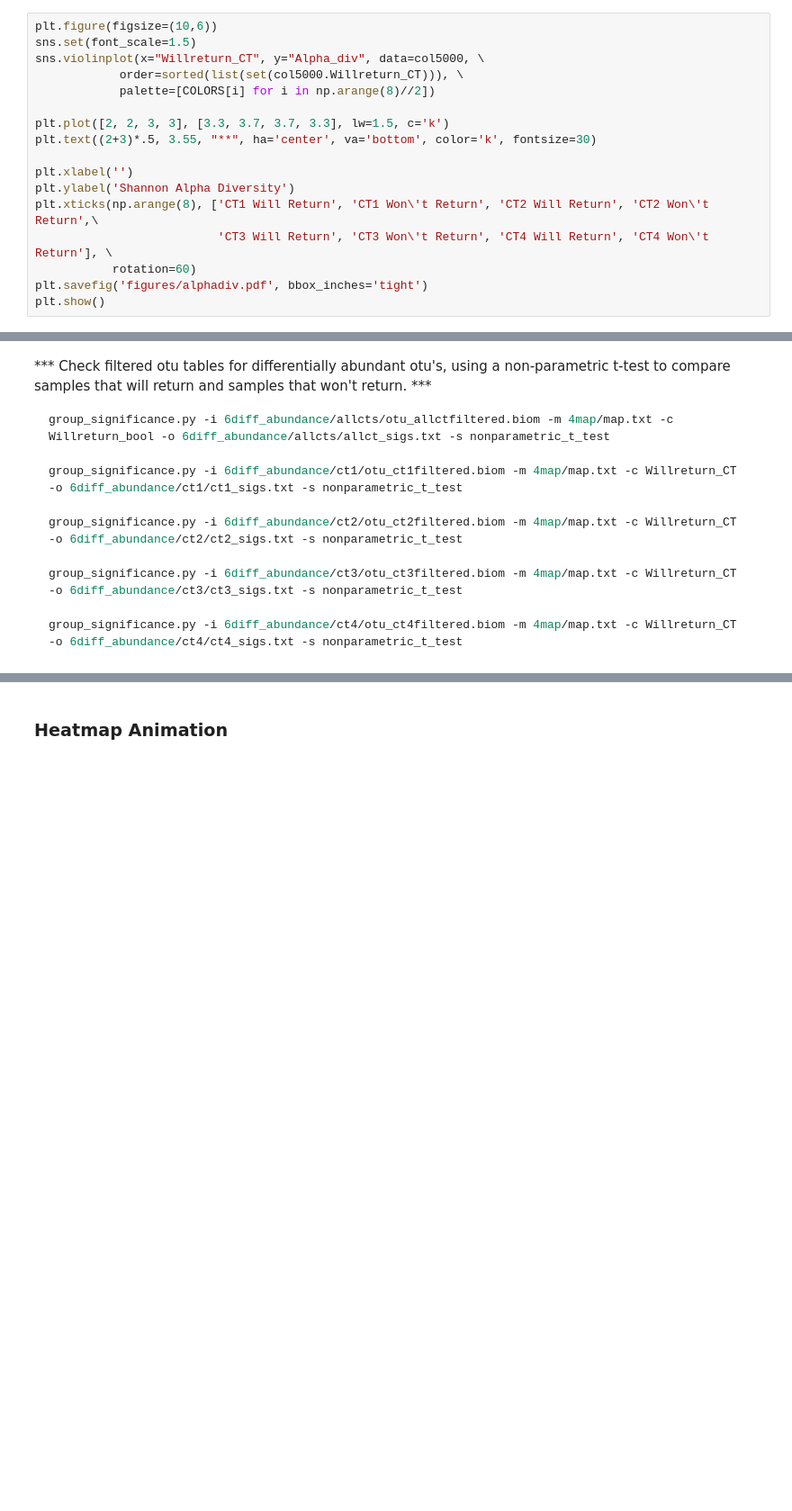
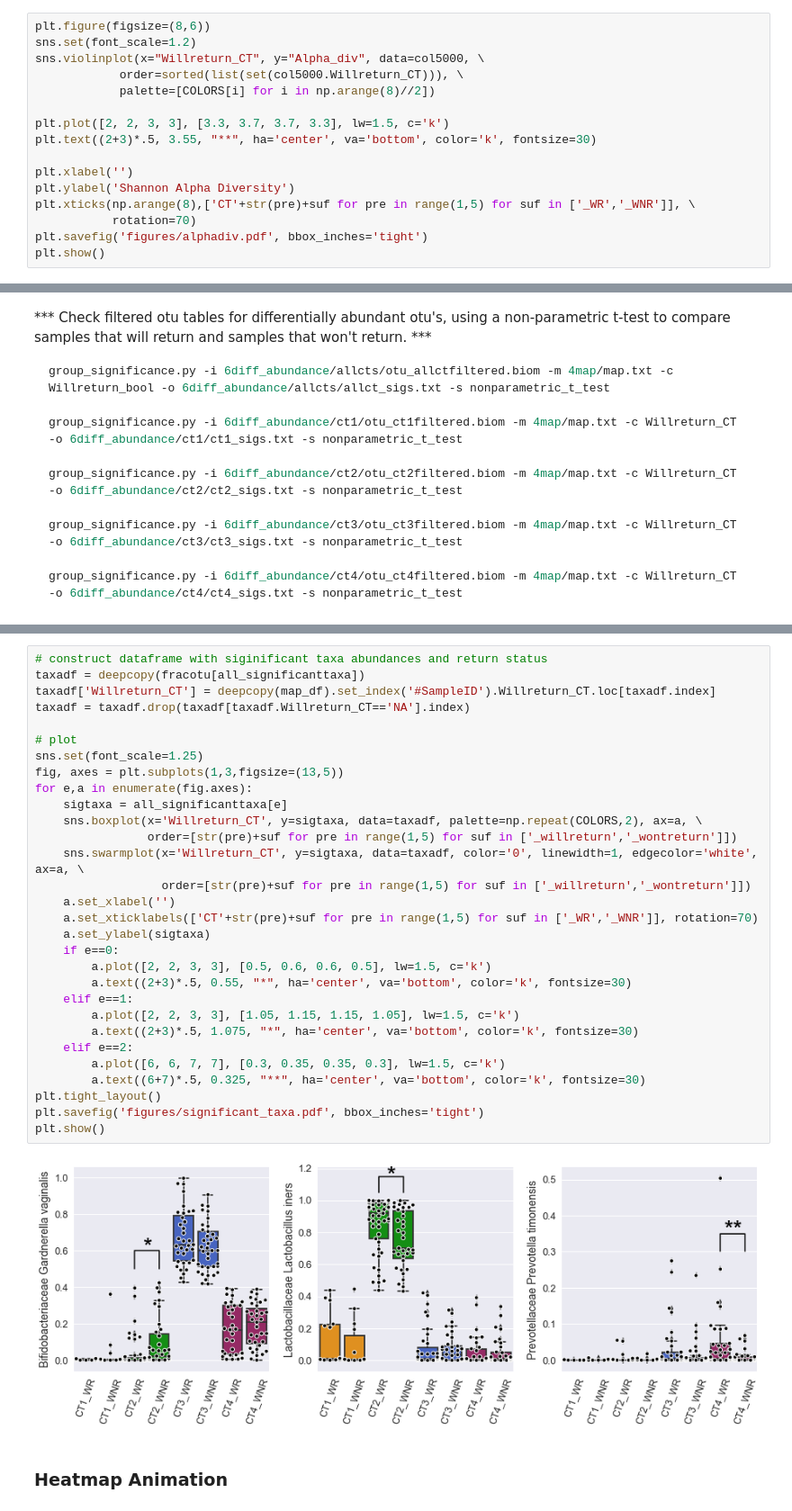
Before and after one commit to munozalexander/Cervicovaginal-Microbiome-Temporal-Dynamics, a Jupyter notebook: Markov_TaxaLevel.ipynb, the cells around one changed output, grey strips where cells are left out. Shown at 90% size. Drawn from its saved outputs; the diff is of its cells as text; blank space fills up the shorter version.

```diff
--- a/Markov_TaxaLevel.ipynb
+++ b/Markov_TaxaLevel.ipynb
@@ -775,8 +783,8 @@ col5000.head()
 | 0154.119.2 | 3_willreturn | 1.427600 |
 | 0154.119.3 | 3_wontreturn | 2.199156 |
 # %%
-plt.figure(figsize=(10,6))
-sns.set(font_scale=1.5)
+plt.figure(figsize=(8,6))
+sns.set(font_scale=1.2)
 sns.violinplot(x="Willreturn_CT", y="Alpha_div", data=col5000, \
             order=sorted(list(set(col5000.Willreturn_CT))), \
             palette=[COLORS[i] for i in np.arange(8)//2])
@@ -786,9 +794,8 @@ plt.text((2+3)*.5, 3.55, "**", ha='center', va='bottom', color='k', fontsize=30)
 
 plt.xlabel('')
 plt.ylabel('Shannon Alpha Diversity')
-plt.xticks(np.arange(8), ['CT1 Will Return', 'CT1 Won\'t Return', 'CT2 Will Return', 'CT2 Won\'t Return',\
-                          'CT3 Will Return', 'CT3 Won\'t Return', 'CT4 Will Return', 'CT4 Won\'t Return'], \
-           rotation=60)
+plt.xticks(np.arange(8),['CT'+str(pre)+suf for pre in range(1,5) for suf in ['_WR','_WNR']], \
+           rotation=70)
 plt.savefig('figures/alphadiv.pdf', bbox_inches='tight')
 plt.show()
 # %% [output]
@@ -972,3 +939,35 @@ plt.show()
+# %%
+# construct dataframe with siginificant taxa abundances and return status
+taxadf = deepcopy(fracotu[all_significanttaxa])
+taxadf['Willreturn_CT'] = deepcopy(map_df).set_index('#SampleID').Willreturn_CT.loc[taxadf.index]
+taxadf = taxadf.drop(taxadf[taxadf.Willreturn_CT=='NA'].index)
+
+# plot
+sns.set(font_scale=1.25)
+fig, axes = plt.subplots(1,3,figsize=(13,5))
+for e,a in enumerate(fig.axes):
+    sigtaxa = all_significanttaxa[e]
+    sns.boxplot(x='Willreturn_CT', y=sigtaxa, data=taxadf, palette=np.repeat(COLORS,2), ax=a, \
+                order=[str(pre)+suf for pre in range(1,5) for suf in ['_willreturn','_wontreturn']])
+    sns.swarmplot(x='Willreturn_CT', y=sigtaxa, data=taxadf, color='0', linewidth=1, edgecolor='white', ax=a, \
+                  order=[str(pre)+suf for pre in range(1,5) for suf in ['_willreturn','_wontreturn']])
+    a.set_xlabel('')
+    a.set_xticklabels(['CT'+str(pre)+suf for pre in range(1,5) for suf in ['_WR','_WNR']], rotation=70)
+    a.set_ylabel(sigtaxa)
+    if e==0:
+        a.plot([2, 2, 3, 3], [0.5, 0.6, 0.6, 0.5], lw=1.5, c='k')
+        a.text((2+3)*.5, 0.55, "*", ha='center', va='bottom', color='k', fontsize=30)
+    elif e==1:
+        a.plot([2, 2, 3, 3], [1.05, 1.15, 1.15, 1.05], lw=1.5, c='k')
+        a.text((2+3)*.5, 1.075, "*", ha='center', va='bottom', color='k', fontsize=30)
+    elif e==2:
+        a.plot([6, 6, 7, 7], [0.3, 0.35, 0.35, 0.3], lw=1.5, c='k')
+        a.text((6+7)*.5, 0.325, "**", ha='center', va='bottom', color='k', fontsize=30)
+plt.tight_layout()
+plt.savefig('figures/significant_taxa.pdf', bbox_inches='tight')
+plt.show()
+# %% [output]
+[figure, added]
 # %% [markdown]
 ### Heatmap Animation
 # %%
```
Also changed, not shown: parts of 15 cells of this notebook, 11 other files.
